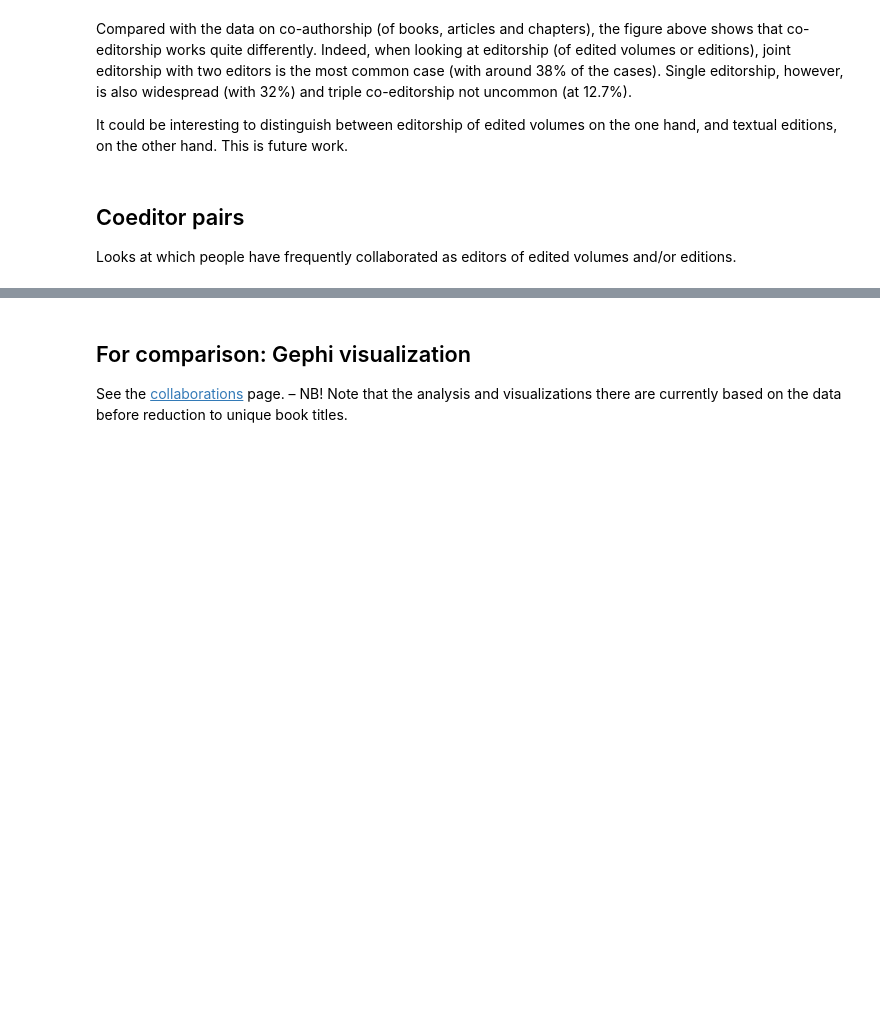
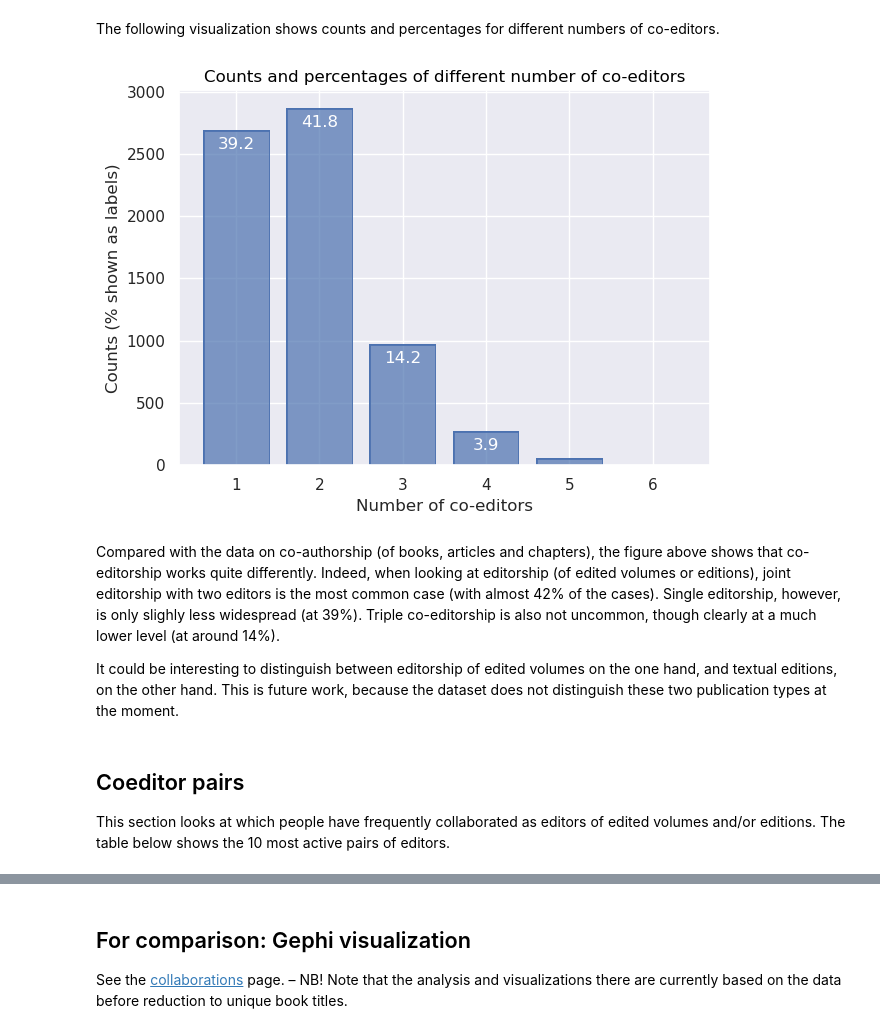
Before and after one commit to christofs/BIB18, a Jupyter notebook: coeditors.ipynb, the cells around one changed output, grey strips where cells are left out. Drawn from its saved outputs; the diff is of its cells as text; code cells hidden in the pictures; blank space fills up the shorter version.

```diff
--- a/coeditors.ipynb
+++ b/coeditors.ipynb
@@ -161,11 +137,37 @@ The following visualization shows counts and percentages for different numbers o
+# %% [markdown]
+The following visualization shows counts and percentages for different numbers of co-editors.
+# %%
+def visualize_coeditor_numbers(coeditors):
+    """
+    Create a simple bar plot that shows
+    the percentage of each number of co-editors in the dataset.
+    """
+
+    coeditors = coeditors.iloc[:-1,:]
+    import seaborn.objects as so
+    (
+        so.Plot(data=coeditors, x="number", y="count", text="percentage")
+        .add(so.Bar())
+        .add(so.Text(color="w", valign="top", offset=5))
+        .scale(x=so.Continuous().tick(every=1))
+        .label(
+            x="Number of co-editors",
+            y="Counts (% shown as labels)",
+            title = "Counts and percentages of different number of co-editors")
+        .save("figures/coeditor-percentages.png", dpi=300)
+        .show()
+    )
+visualize_coeditor_numbers(coeditors)
+# %% [output]
+[figure, added]
 # %% [markdown]
-Compared with the data on co-authorship (of books, articles and chapters), the figure above shows that co-editorship works quite differently. Indeed, when looking at editorship (of edited volumes or editions), joint editorship with two editors is the most common case (with around 38% of the cases). Single editorship, however, is also widespread (with 32%) and triple co-editorship not uncommon (at 12.7%).
+Compared with the data on co-authorship (of books, articles and chapters), the figure above shows that co-editorship works quite differently. Indeed, when looking at editorship (of edited volumes or editions), joint editorship with two editors is the most common case (with almost 42% of the cases). Single editorship, however, is only slighly less widespread (at 39%). Triple co-editorship is also not uncommon, though clearly at a much lower level (at around 14%).
 
-It could be interesting to distinguish between editorship of edited volumes on the one hand, and textual editions, on the other hand. This is future work.
+It could be interesting to distinguish between editorship of edited volumes on the one hand, and textual editions, on the other hand. This is future work, because the dataset does not distinguish these two publication types at the moment.
 # %% [markdown]
 ## Coeditor pairs
 
-Looks at which people have frequently collaborated as editors of edited volumes and/or editions.
+This section looks at which people have frequently collaborated as editors of edited volumes and/or editions. The table below shows the 10 most active pairs of editors.
 # %%
 import warnings
 import pandas as pd
```
Also changed, not shown: parts of 14 cells of this notebook, 11 other files.
